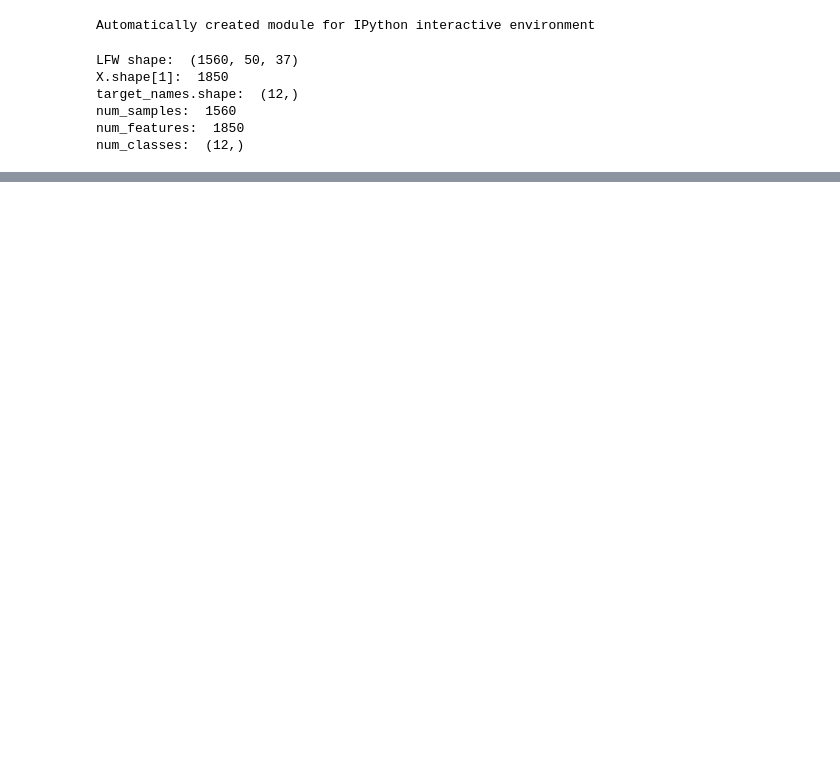
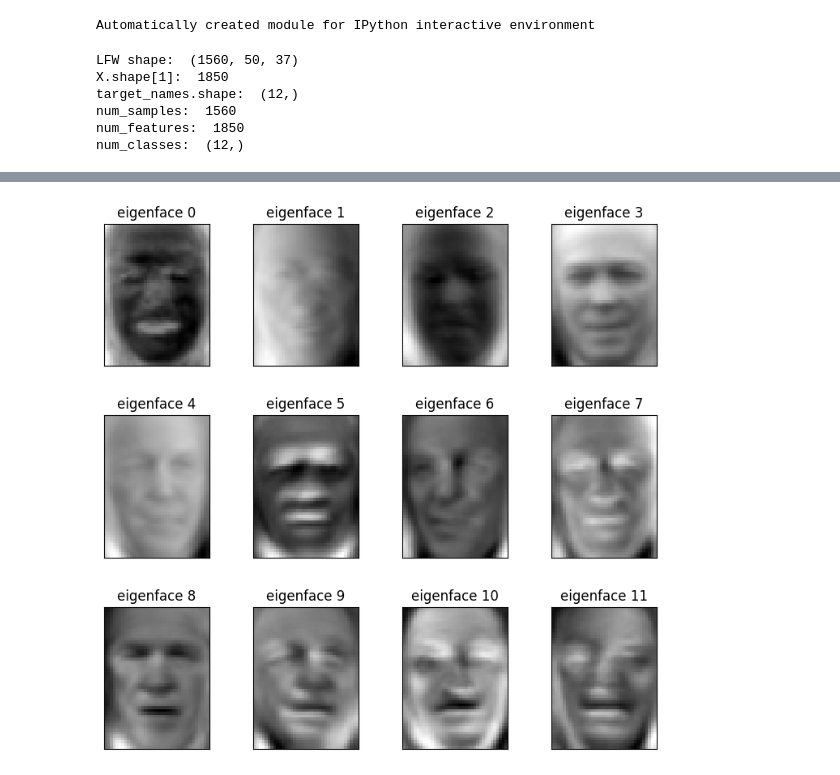
Before and after one commit to shitijnigam/kaggle-repo, a Jupyter notebook: ml-recap-pca-eigenfaces.ipynb, the cells around one changed output, grey strips where cells are left out. Cells and saved outputs as stored; diff of their text form; code cells hidden in the pictures; blank space fills up the shorter version.

```diff
--- a/ml-recap-pca-eigenfaces.ipynb
+++ b/ml-recap-pca-eigenfaces.ipynb
@@ -104,0 +212,7 @@ print("Time taken in %0.3fs" % (time()-t0))
+# %%
+# print eigenfaces
+eigenface_titles = ["eigenface %d" % i for i in range(eigenfaces.shape[0])]
+gallery(eigenfaces, eigenface_titles, height, width)
+pl.show()
+# %% [output]
+[figure, added]
```
Also changed, not shown: parts of 8 cells of this notebook.
